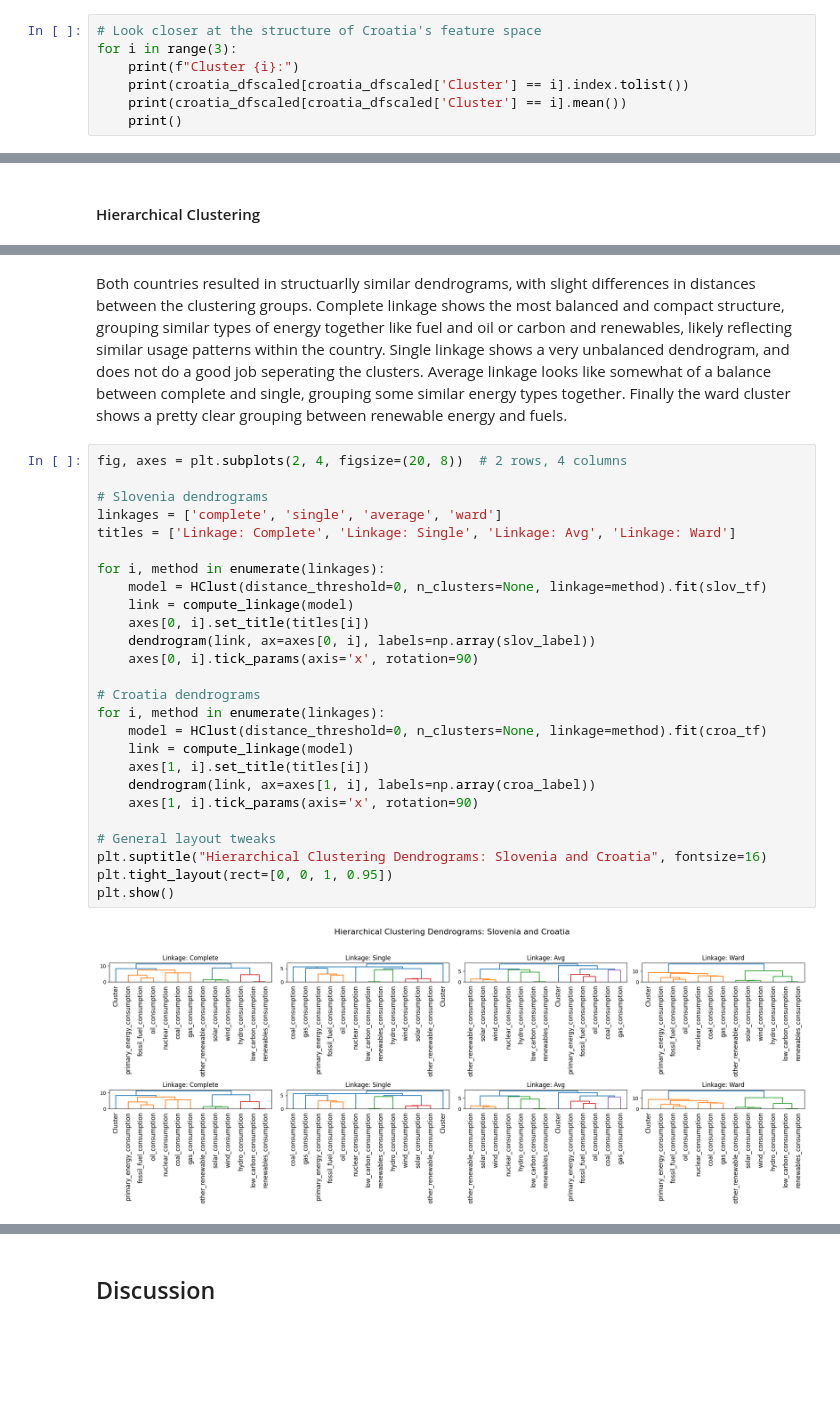
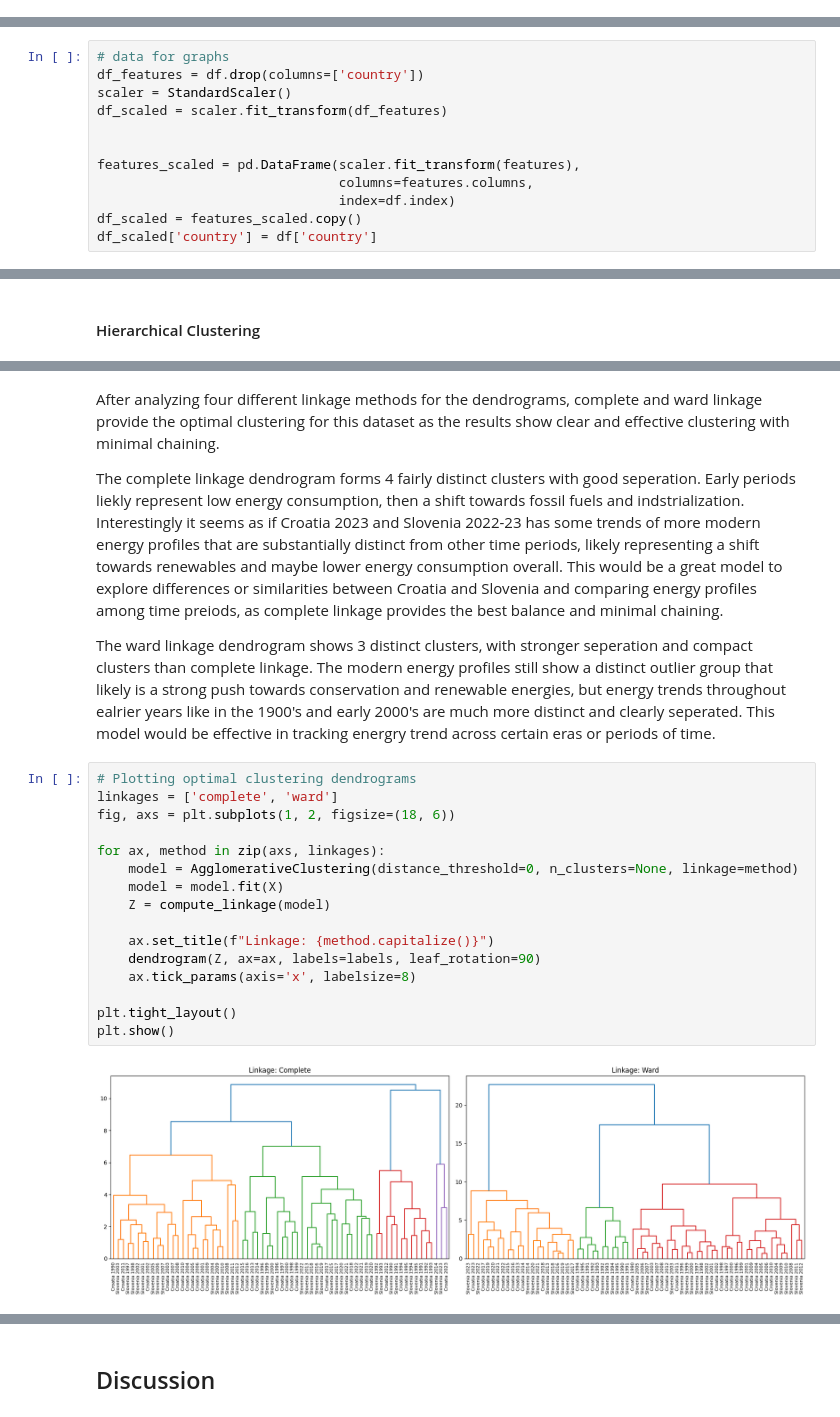
Before and after one commit to nicolenagata/DATA5322_HW4_UnsupervisedML, a Jupyter notebook: PracticalHW4.ipynb, the cells around one changed output, grey strips where cells are left out. Saved outputs shown, nothing was run; the diff lists cells and outputs as text; blank space fills up the shorter version.

```diff
--- a/PracticalHW4.ipynb
+++ b/PracticalHW4.ipynb
@@ -585,7 +513,0 @@ For both the first two features and the first two principal components, there is
-# %%
-# Look closer at the structure of Croatia's feature space
-for i in range(3):
-    print(f"Cluster {i}:")
-    print(croatia_dfscaled[croatia_dfscaled['Cluster'] == i].index.tolist())
-    print(croatia_dfscaled[croatia_dfscaled['Cluster'] == i].mean())
-    print()
@@ -800,0 +580,12 @@ plt.show()
+# %%
+# data for graphs
+df_features = df.drop(columns=['country'])
+scaler = StandardScaler()
+df_scaled = scaler.fit_transform(df_features)
+
+
+features_scaled = pd.DataFrame(scaler.fit_transform(features),
+                               columns=features.columns,
+                               index=df.index)
+df_scaled = features_scaled.copy()
+df_scaled['country'] = df['country']
@@ -947,30 +1024,24 @@ Overall, KMeans clustering sucessfully segmented the country's energy timeline i
 # %% [markdown]
-Both countries resulted in structuarlly similar dendrograms, with slight differences in distances between the clustering groups. Complete linkage shows the most balanced and compact structure, grouping similar types of energy together like fuel and oil or carbon and renewables, likely reflecting similar usage patterns within the country. Single linkage shows a very unbalanced dendrogram, and does not do a good job seperating the clusters. Average linkage looks like somewhat of a balance between complete and single, grouping some similar energy types together. Finally the ward cluster shows a pretty clear grouping between renewable energy and fuels.
+After analyzing four different linkage methods for the dendrograms, complete and ward linkage provide the optimal clustering for this dataset as the results show clear and effective clustering with minimal chaining.
+
+The complete linkage dendrogram forms 4 fairly distinct clusters with good seperation. Early periods liekly represent low energy consumption, then a shift towards fossil fuels and indstrialization. Interestingly it seems as if Croatia 2023 and Slovenia 2022-23 has some trends of more modern energy profiles that are substantially distinct from other time periods, likely representing a shift towards renewables and maybe lower energy consumption overall. This would be a great model to explore differences or similarities between Croatia and Slovenia and comparing energy profiles among time preiods, as complete linkage provides the best balance and minimal chaining.
+
+The ward linkage dendrogram shows 3 distinct clusters, with stronger seperation and compact clusters than complete linkage. The modern energy profiles still show a distinct outlier group that likely is a strong push towards conservation and renewable energies, but energy trends throughout ealrier years like in the 1900's and early 2000's are much more distinct and clearly seperated. This model would be effective in tracking energry trend across certain eras or periods of time.
 # %%
-fig, axes = plt.subplots(2, 4, figsize=(20, 8))  # 2 rows, 4 columns
+# Plotting optimal clustering dendrograms
+linkages = ['complete', 'ward']
+fig, axs = plt.subplots(1, 2, figsize=(18, 6))
 
-# Slovenia dendrograms
-linkages = ['complete', 'single', 'average', 'ward']
-titles = ['Linkage: Complete', 'Linkage: Single', 'Linkage: Avg', 'Linkage: Ward']
+for ax, method in zip(axs, linkages):
+    model = AgglomerativeClustering(distance_threshold=0, n_clusters=None, linkage=method)
+    model = model.fit(X)
+    Z = compute_linkage(model)
 
-for i, method in enumerate(linkages):
-    model = HClust(distance_threshold=0, n_clusters=None, linkage=method).fit(slov_tf)
-    link = compute_linkage(model)
-    axes[0, i].set_title(titles[i])
-    dendrogram(link, ax=axes[0, i], labels=np.array(slov_label))
-    axes[0, i].tick_params(axis='x', rotation=90)
+    ax.set_title(f"Linkage: {method.capitalize()}")
+    dendrogram(Z, ax=ax, labels=labels, leaf_rotation=90)
+    ax.tick_params(axis='x', labelsize=8)
 
-# Croatia dendrograms
-for i, method in enumerate(linkages):
-    model = HClust(distance_threshold=0, n_clusters=None, linkage=method).fit(croa_tf)
-    link = compute_linkage(model)
-    axes[1, i].set_title(titles[i])
-    dendrogram(link, ax=axes[1, i], labels=np.array(croa_label))
-    axes[1, i].tick_params(axis='x', rotation=90)
-
-# General layout tweaks
-plt.suptitle("Hierarchical Clustering Dendrograms: Slovenia and Croatia", fontsize=16)
-plt.tight_layout(rect=[0, 0, 1, 0.95])
+plt.tight_layout()
 plt.show()
 # %% [output]
-[figure, old version]
+[figure, new version]
```
Also changed, not shown: parts of 131 cells of this notebook, 1 other file.
